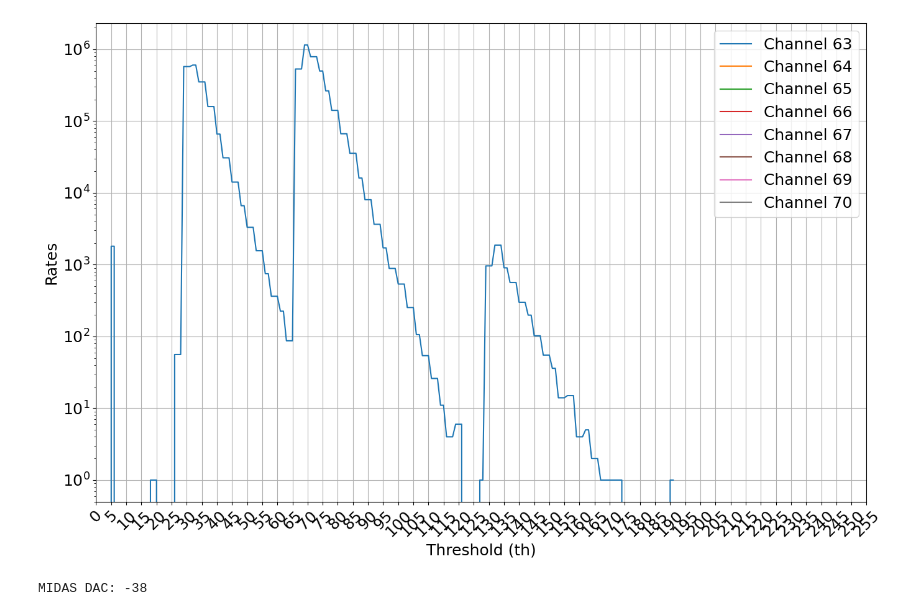
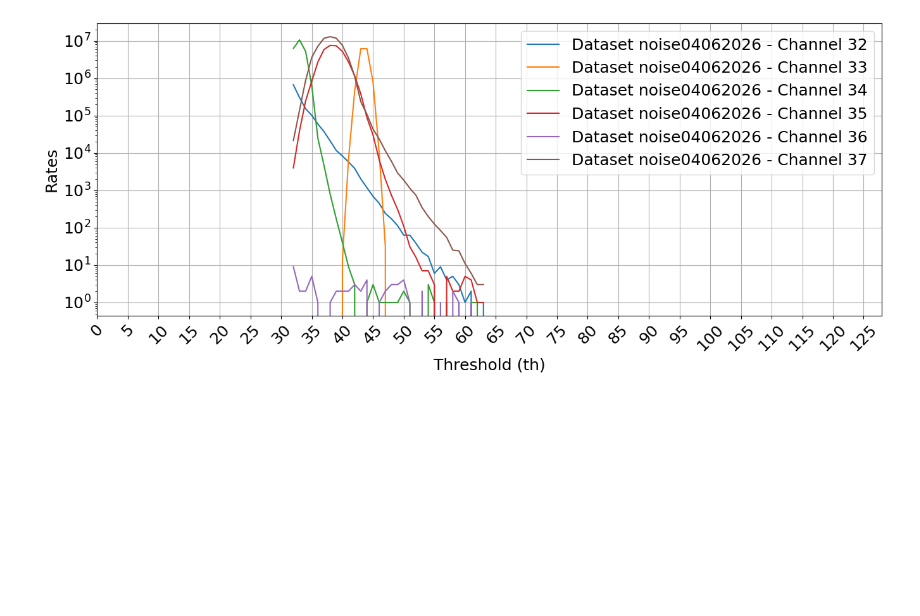
Before and after one commit to makoeppel/musip, a Jupyter notebook: scripts/MutrigScripts/notebooks/plot_for_check.ipynb, the cells around one changed output. Drawn from its saved outputs; the diff is of its cells as text; code cells hidden in the pictures; blank space fills up the shorter version.

Commit message:
[KB] Update Mutrig tuning scripts & analyzer histograms

```diff
--- a/scripts/MutrigScripts/notebooks/plot_for_check.ipynb
+++ b/scripts/MutrigScripts/notebooks/plot_for_check.ipynb
@@ -4,22 +4,26 @@ import json
 import matplotlib.pyplot as plt
 import numpy as np
 
-def plot_threshold_scan(data, ch, ref):
+def plot_threshold_scan(data, filenames, ch, ref=-1, xmin=0, xmax=256):
     """
     Read threshold_Scan15122025.json and plot rates[ch] vs th[ch]
 
     Args:
         data: dictionary containing 'th' and 'rates' keys with lists of lists
+        filenames: list of filenames corresponding to the data
         ch: integer or list of integers representing channel numbers
     """
     # Convert single channel to list for uniform handling
     channels = [ch] if isinstance(ch, int) else ch
+    # Convert data to array to handle list of datasets
+    data = [data] if isinstance(data, dict) else data
 
-    plt.figure(figsize=(16, 10))
+    plt.figure(figsize=(16, 6))
     plt.rcParams.update({'font.size': 18})
 
-    for channel in channels:
-        plt.plot(data['th'][channel], data['rates'][channel],  label=f'Channel {channel}')
+    for dataset in data:
+        for channel in channels:
+            plt.plot(dataset['th'][channel], dataset['rates'][channel],  label=f'{filenames[data.index(dataset)]} - Channel {channel}')
 
     plt.xlabel('Threshold (th)')
     plt.ylabel('Rates')
@@ -28,29 +32,24 @@ def plot_threshold_scan(data, ch, ref):
     #plt.vlines(ref, 0, 10**6, color='k')
     plt.xticks(np.arange(0, 256, 5), rotation=45)
     #plt.xlim(120, 191)
-    plt.xlim(0, 255)
+    plt.xlim(xmin, xmax)
     plt.yscale('log')
     plt.grid(True)
     plt.show()
 
 # Example usage:
-# plot_threshold_scan(0)  # single channel
-# plot_threshold_scan([0, 1, 2])  # multiple channels
+# plot_threshold_scan(0, [data], ['Some detector config'])  # single channel
+# plot_threshold_scan([0, 1, 2], [data0, data1], ['Some detector config', 'Another detector config'])  # multiple channels
 # %%
-channelsA = [31,32,33,34,35,36,37,38]
+channelsA = [32,33,34,35,36,37]
 channelsB = [39,40,41,42,43,44,45,46]
 channelsC = [47,48,49,50,51,52,53,54]
 channelsD = [55,56,57,58,59,60,61,62]
 channelsD = [63,64,65,66,67,68,69,70]
 referenz = 101
 #with open('/home/mu3e/code_temp/Files/t/2026-05-18_13-23_tscan.json', 'r') as f:
-with open('/home/nemu/musip/scripts/MutrigScripts/data/tThreshold_scan.json', 'r') as f:
+with open('../data/tthreshold_scan.noise04062026.json', 'r') as f:
     data = json.load(f)
-    plot_threshold_scan(data, channelsD, referenz)
-#with open('/home/mu3e/git-repos/online_testing/online/userfiles/sequencer/tiles/ThresholdScans/etheshold_scan15122025-HV56.0-module7-flippedETH.json', 'r') as f:
-   # data = json.load(f)
-    #plot_threshold_scan(data, channels)
-print('MIDAS DAC:', 63 - referenz)
+    plot_threshold_scan(data, ['noise04062026'], channelsA, -1, 0,128)
 # %% [output]
-[figure, old version]
+[figure, new version]
-MIDAS DAC: -38
```
Also changed, not shown: parts of 9 cells of this notebook, 10 other files.
